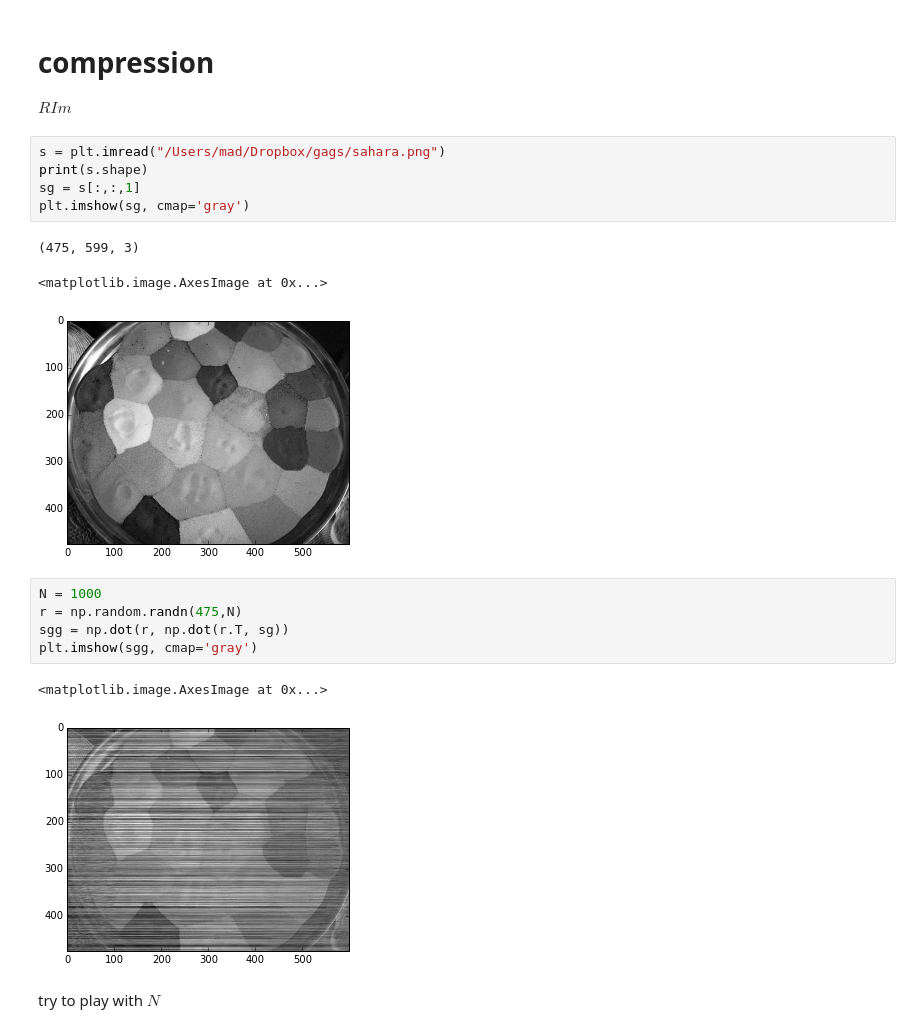
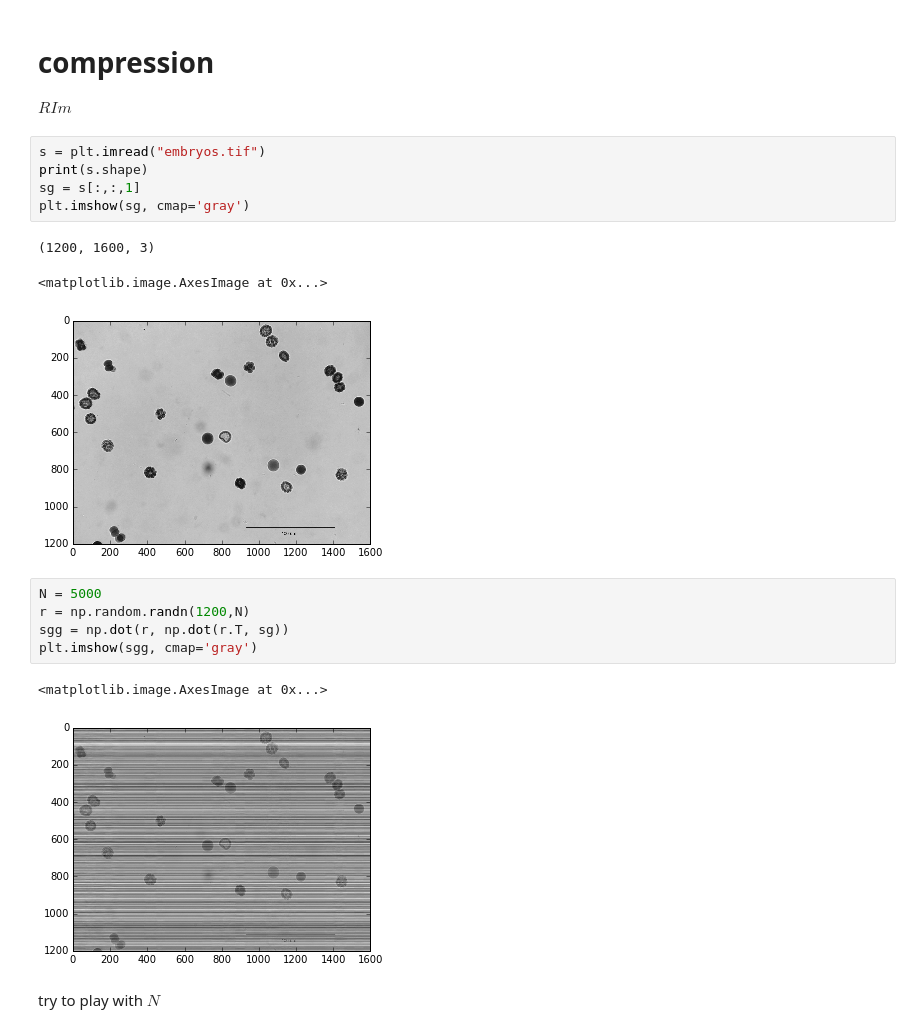
Before and after one commit to delsuc/MemoBio2015, a Jupyter notebook: Pract_CS.ipynb, the cells around one changed output. Saved outputs shown, nothing was run; the diff lists cells and outputs as text.

```diff
--- a/Pract_CS.ipynb
+++ b/Pract_CS.ipynb
@@ -413,21 +412,21 @@ However we know that the matrix `r2` is non-invertible, as its rank in $N$ and i
 
 $R Im$
 # %%
-s = plt.imread("/Users/mad/Dropbox/gags/sahara.png")
+s = plt.imread("embryos.tif")
 print(s.shape)
 sg = s[:,:,1]
 plt.imshow(sg, cmap='gray')
 # %% [output]
-(475, 599, 3)
+(1200, 1600, 3)
 <matplotlib.image.AxesImage at 0x...>
-[figure, old version]
+[figure, new version]
 # %%
-N = 1000
-r = np.random.randn(475,N)
+N = 5000
+r = np.random.randn(1200,N)
 sgg = np.dot(r, np.dot(r.T, sg))
 plt.imshow(sgg, cmap='gray')
 # %% [output]
 <matplotlib.image.AxesImage at 0x...>
-[figure, old version]
+[figure, new version]
 # %% [markdown]
 try to play with $N$
```
Also changed, not shown: parts of 19 cells of this notebook, 3 other files.
